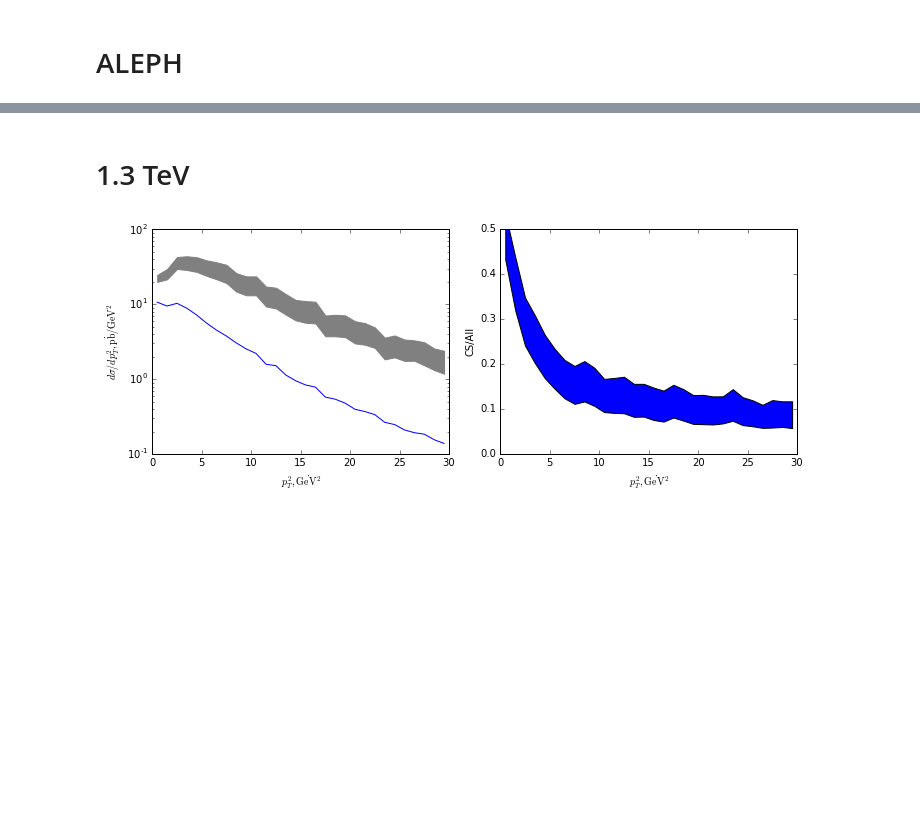
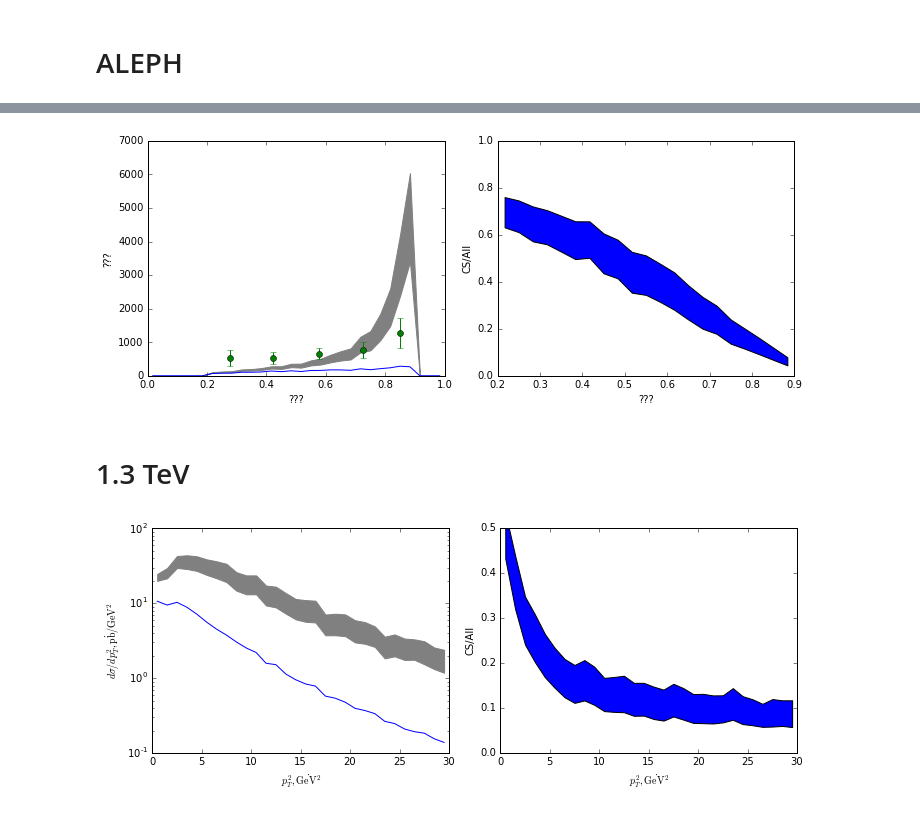
Before and after one commit to alexey-luchinsky/ep_QX, a Jupyter notebook: python/plots.ipynb, the cells around one changed output, grey strips where cells are left out. Drawn from its saved outputs; the diff is of its cells as text; code cells hidden in the pictures; blank space fills up the shorter version.

```diff
--- a/python/plots.ipynb
+++ b/python/plots.ipynb
@@ -54,3 +54,11 @@ plt.tight_layout()
+# %%
+f, [ax1,ax2]=plt.subplots(1,2,figsize=figsize);
+gen_plot(ax1,ax2,'Z',exp=True, dir=dir);
+#ax1.set_yscale('log')
+ax2.set_ylim([0,1])
+plt.tight_layout()
+# %% [output]
+[figure, added]
 # %% [markdown]
 # 1.3 TeV
 # %%
```
Also changed, not shown: parts of 4 cells of this notebook, 1 other file.
